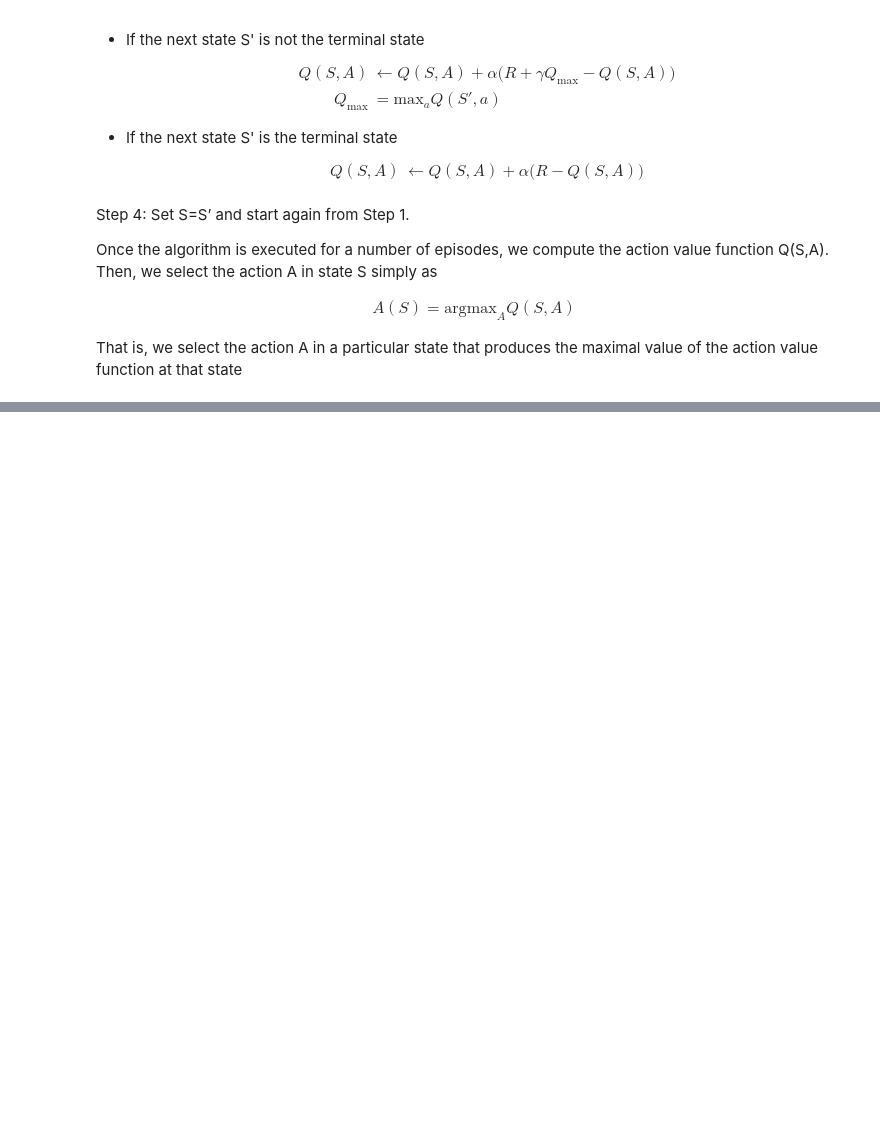
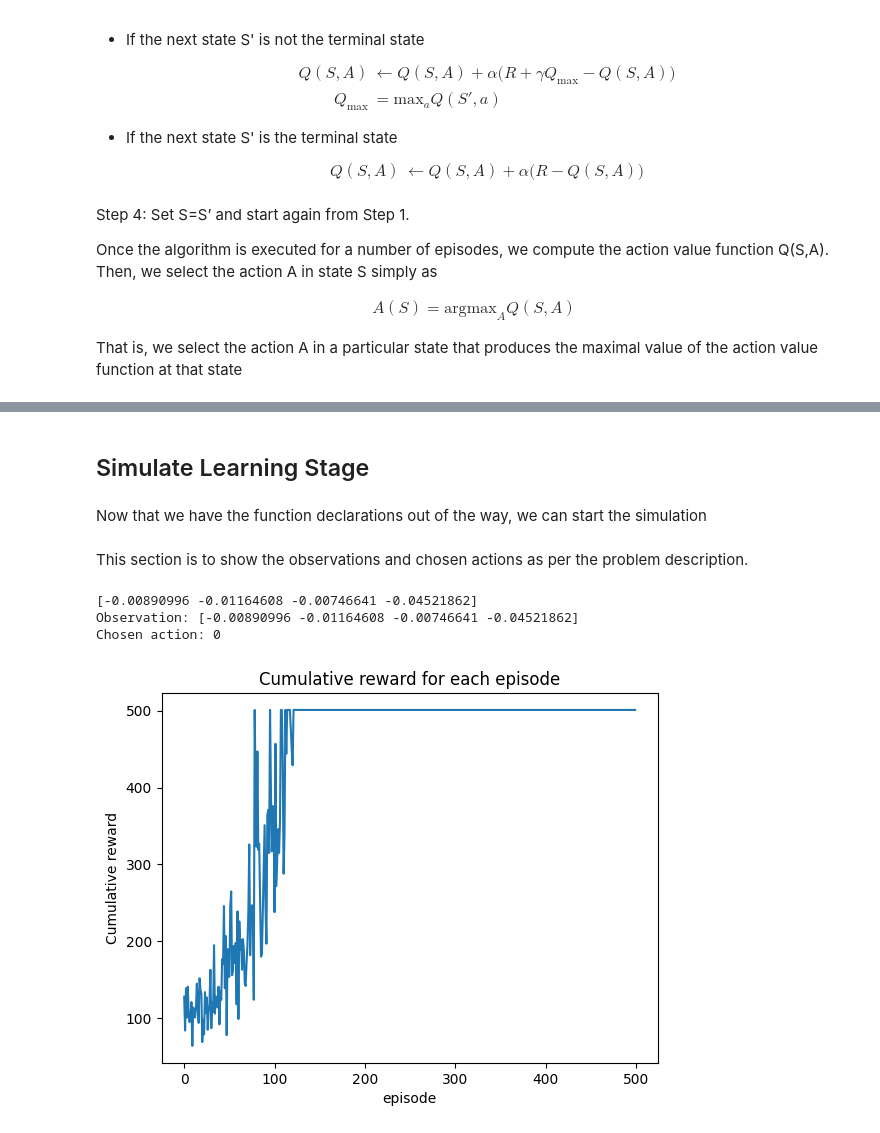
Before and after one commit to timothychangke/cart-pole, a Jupyter notebook: cartpole-q-learning.ipynb, the cells around one changed output, grey strips where cells are left out. Saved outputs shown, nothing was run; the diff lists cells and outputs as text; code cells hidden in the pictures; blank space fills up the shorter version.

Commit message:
improve code structure and added functionality to make RL agent more effective

```diff
--- a/cartpole-q-learning.ipynb
+++ b/cartpole-q-learning.ipynb
@@ -337,0 +298,39 @@ Moviepy - video ready c:\Users\Jovan\Documents\repos\sc3000-project\videos\eval-
+# %%
+# Initialise the Number of episodes for the RL agent to learn.
+num_episodes=500
+
+# Initialise reward table
+R_table = np.zeros(num_episodes)
+
+def q_learning():
+    for i in range(num_episodes):
+        current_state = discretise_state(env.reset()[0])
+        learning_rate_value = calc_learning_rate(i)
+        epsilon_value = calc_epsilon(i)
+        terminated = False
+
+        while not terminated and R_table[i] <= 500:
+            action = calculate_action(current_state, epsilon_value)
+            new_state, reward, terminated, _, _ = env.step(action)
+            R_table[i] += 1
+            new_state = discretise_state(new_state)
+            updating_Qtable(current_state, action, reward, new_state, learning_rate_value)
+            current_state = new_state
+# %% [markdown]
+## Simulate Learning Stage
+# %% [markdown]
+Now that we have the function declarations out of the way, we can start the simulation
+# %% [markdown]
+This section is to show the observations and chosen actions as per the problem description.
+# %%
+observation = env.reset()[0]
+epsilon = minimum_epsilon
+print(observation)
+obs = discretise_state(observation)
+action = calculate_action(obs, epsilon)
+print("Observation:", observation)
+print("Chosen action:", action)
+# %% [output]
+[-0.00890996 -0.01164608 -0.00746641 -0.04521862]
+Observation: [-0.00890996 -0.01164608 -0.00746641 -0.04521862]
+Chosen action: 0
@@ -337,0 +339,8 @@ Moviepy - video ready c:\Users\Jovan\Documents\repos\sc3000-project\videos\eval-
+# %%
+plt.plot(R_table)
+plt.title('Cumulative reward for each episode')
+plt.ylabel('Cumulative reward')
+plt.xlabel('episode')
+plt.show()
+# %% [output]
+[figure, added]
```
Also changed, not shown: parts of 82 cells of this notebook.
